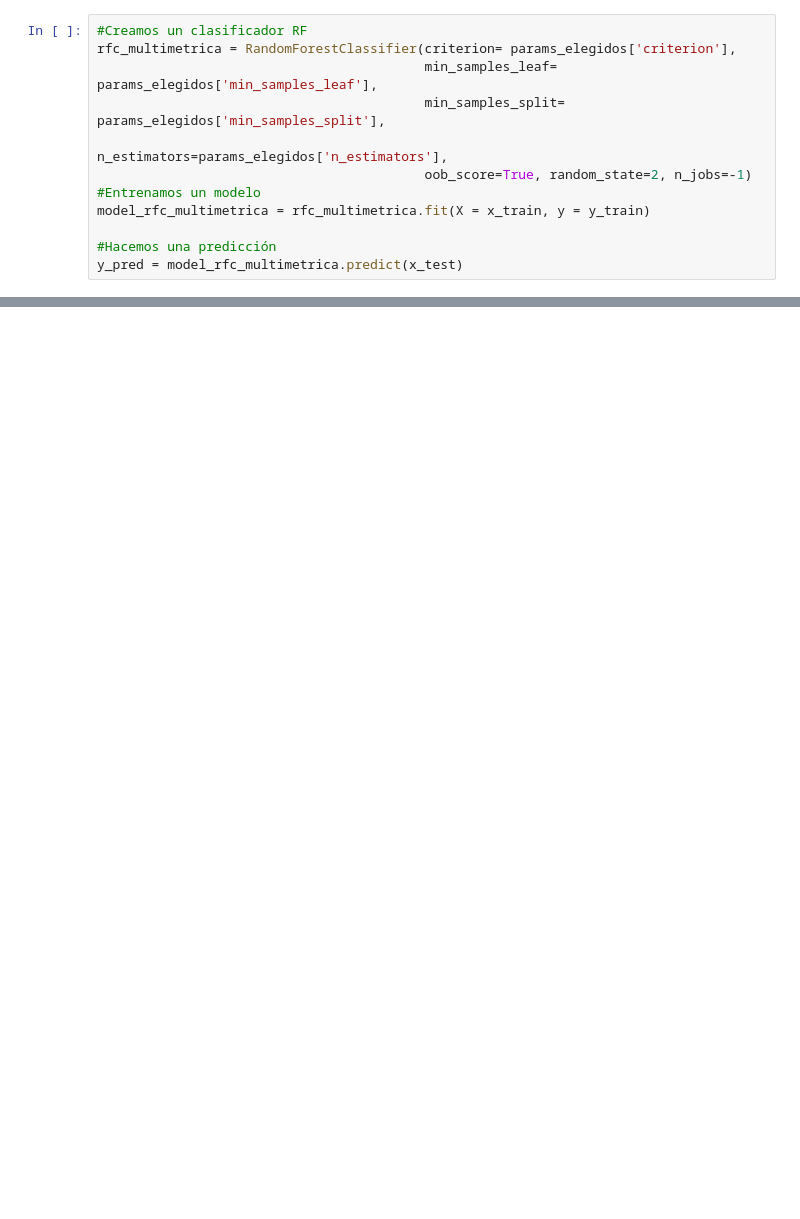
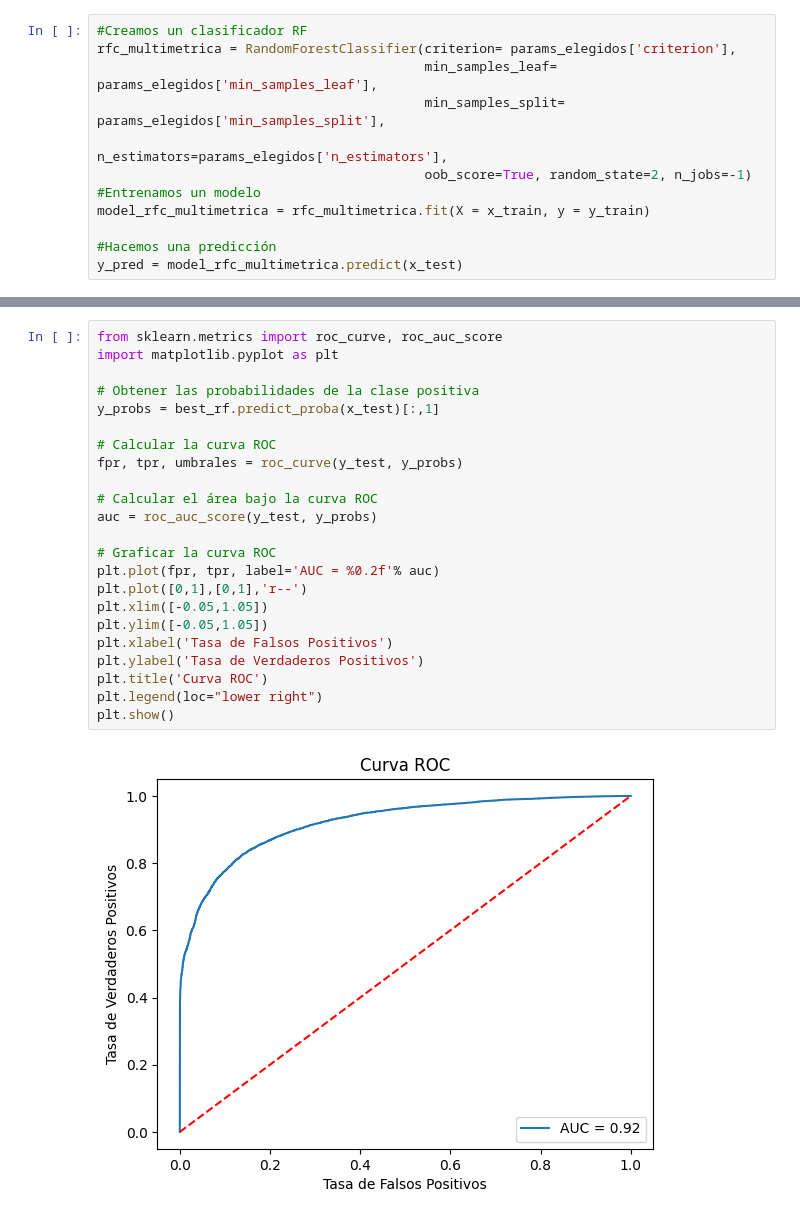
Before and after one commit to mrinkspot/Data-Science-and-Machine-Learning-Projects, a Jupyter notebook: 7506R_TP1_GRUPO20_CHP3_ENTREGA_N1.ipynb, the cells around one changed output, grey strips where cells are left out. Drawn from its saved outputs; the diff is of its cells as text; blank space fills up the shorter version.

```diff
--- a/7506R_TP1_GRUPO20_CHP3_ENTREGA_N1.ipynb
+++ b/7506R_TP1_GRUPO20_CHP3_ENTREGA_N1.ipynb
@@ -1296,0 +1376,25 @@ mostrar_metricas(y_test, y_pred)
+# %%
+from sklearn.metrics import roc_curve, roc_auc_score
+import matplotlib.pyplot as plt
+
+# Obtener las probabilidades de la clase positiva
+y_probs = best_rf.predict_proba(x_test)[:,1]
+
+# Calcular la curva ROC
+fpr, tpr, umbrales = roc_curve(y_test, y_probs)
+
+# Calcular el área bajo la curva ROC
+auc = roc_auc_score(y_test, y_probs)
+
+# Graficar la curva ROC
+plt.plot(fpr, tpr, label='AUC = %0.2f'% auc)
+plt.plot([0,1],[0,1],'r--')
+plt.xlim([-0.05,1.05])
+plt.ylim([-0.05,1.05])
+plt.xlabel('Tasa de Falsos Positivos')
+plt.ylabel('Tasa de Verdaderos Positivos')
+plt.title('Curva ROC')
+plt.legend(loc="lower right")
+plt.show()
+# %% [output]
+[figure, added]
```
Also changed, not shown: parts of 53 cells of this notebook, 2 other files.
